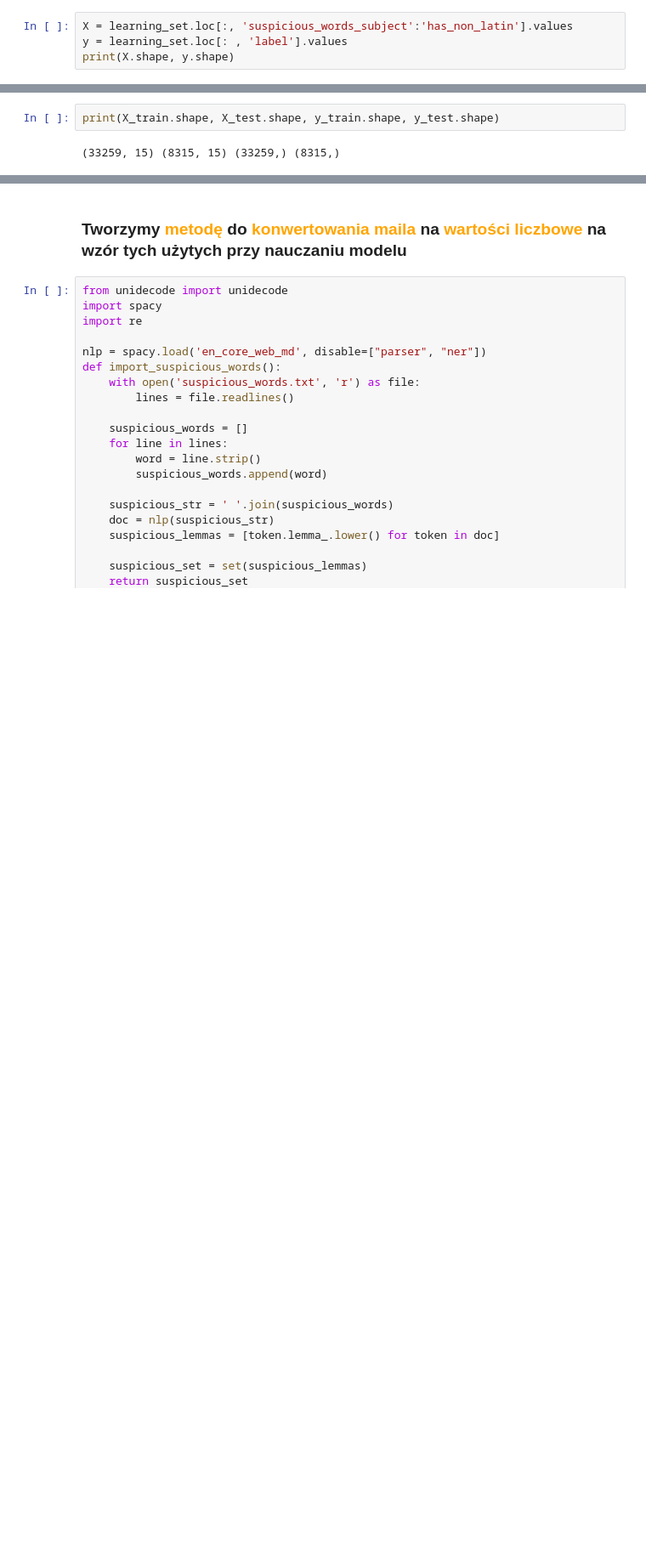
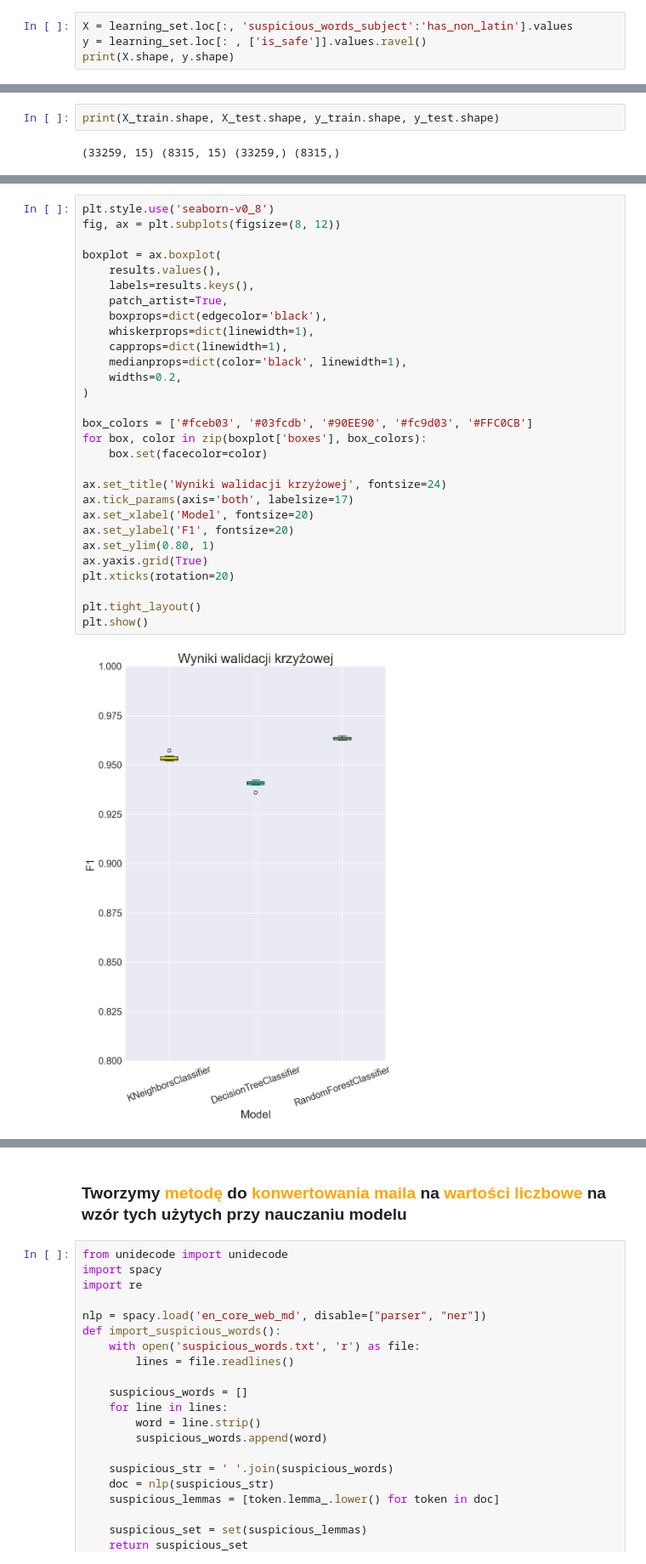
Before and after one commit to pgarwol/PhishingEmailDetection, a Jupyter notebook: learning.ipynb, the cells around one changed output, grey strips where cells are left out. Shown at 85% size. Cells and saved outputs as stored; diff of their text form; blank space fills up the shorter version.

```diff
--- a/learning.ipynb
+++ b/learning.ipynb
@@ -109,7 +133,7 @@ y:
 </ul>
 # %%
 X = learning_set.loc[:, 'suspicious_words_subject':'has_non_latin'].values
-y = learning_set.loc[: , 'label'].values
+y = learning_set.loc[: , ['is_safe']].values.ravel()
 print(X.shape, y.shape)
 # %% [output]
 (41574, 15) (41574,)
@@ -209 +242,32 @@ Precyzja zestawu testowego: 0.8817799158147925
+# %%
+plt.style.use('seaborn-v0_8')
+fig, ax = plt.subplots(figsize=(8, 12))
+
+boxplot = ax.boxplot(
+    results.values(),
+    labels=results.keys(),
+    patch_artist=True,
+    boxprops=dict(edgecolor='black'),
+    whiskerprops=dict(linewidth=1),
+    capprops=dict(linewidth=1),
+    medianprops=dict(color='black', linewidth=1),
+    widths=0.2,
+)
+
+box_colors = ['#fceb03', '#03fcdb', '#90EE90', '#fc9d03', '#FFC0CB']
+for box, color in zip(boxplot['boxes'], box_colors):
+    box.set(facecolor=color)
+
+ax.set_title('Wyniki walidacji krzyżowej', fontsize=24)
+ax.tick_params(axis='both', labelsize=17)
+ax.set_xlabel('Model', fontsize=20)
+ax.set_ylabel('F1', fontsize=20)
+ax.set_ylim(0.80, 1)
+ax.yaxis.grid(True)
+plt.xticks(rotation=20)
+
+plt.tight_layout()
+plt.show()
+# %% [output]
+[figure, added]
 # %% [markdown]
```
Also changed, not shown: parts of 33 cells of this notebook, 6 other files.
